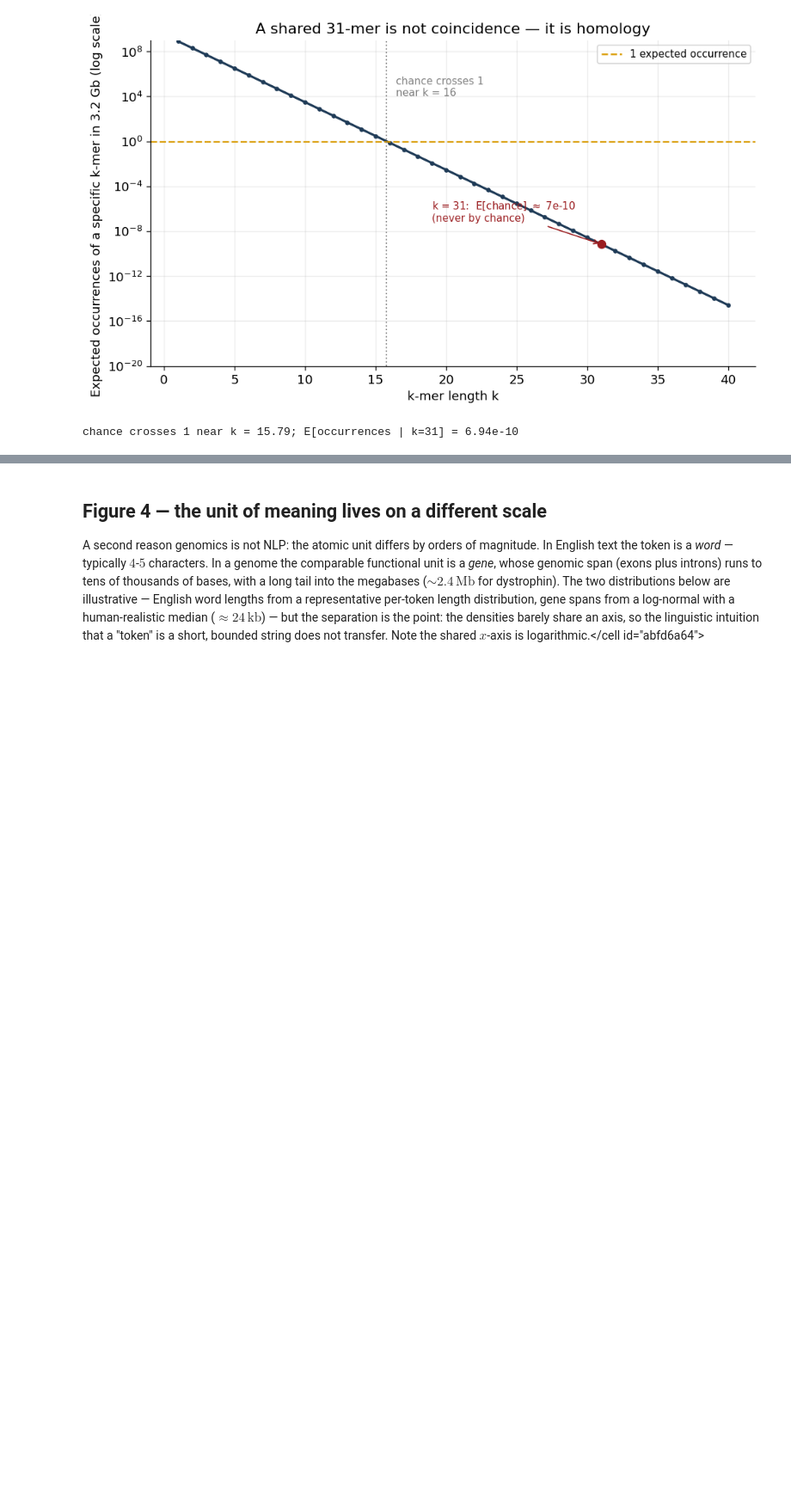
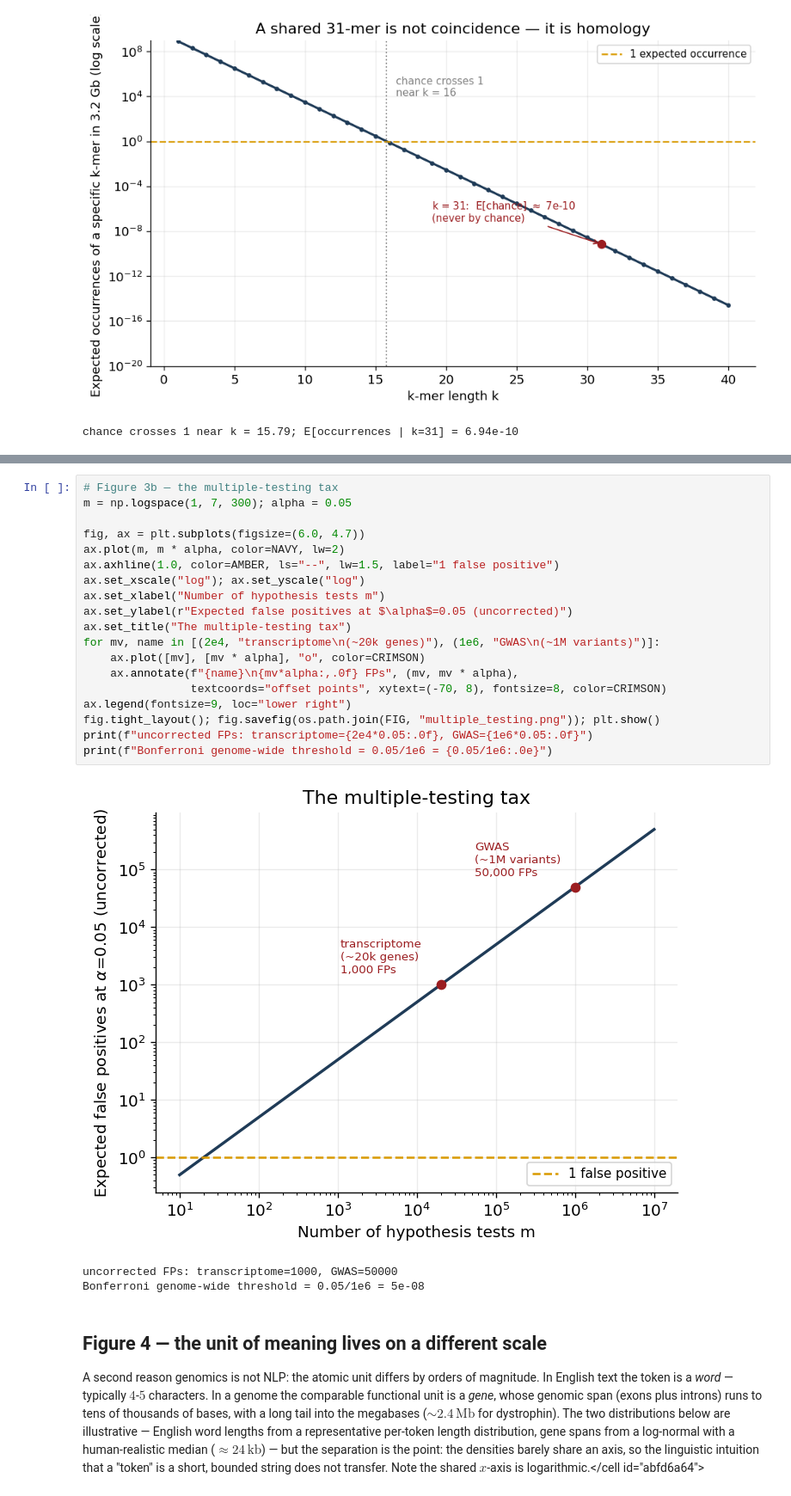
Before and after one commit to josephrich98/joseph_rich_blog, a Jupyter notebook: posts/genomics-vs-nlp/notebook.ipynb, the cells around one changed output, grey strips where cells are left out. Shown at 86% size. Saved outputs shown, nothing was run; the diff lists cells and outputs as text; blank space fills up the shorter version.

```diff
--- a/posts/genomics-vs-nlp/notebook.ipynb
+++ b/posts/genomics-vs-nlp/notebook.ipynb
@@ -141,3 +139,26 @@ Bonferroni genome-wide threshold = 0.05/1e6 = 5e-08
+# %%
+# Figure 3b — the multiple-testing tax
+m = np.logspace(1, 7, 300); alpha = 0.05
+
+fig, ax = plt.subplots(figsize=(6.0, 4.7))
+ax.plot(m, m * alpha, color=NAVY, lw=2)
+ax.axhline(1.0, color=AMBER, ls="--", lw=1.5, label="1 false positive")
+ax.set_xscale("log"); ax.set_yscale("log")
+ax.set_xlabel("Number of hypothesis tests m")
+ax.set_ylabel(r"Expected false positives at $\alpha$=0.05 (uncorrected)")
+ax.set_title("The multiple-testing tax")
+for mv, name in [(2e4, "transcriptome\n(~20k genes)"), (1e6, "GWAS\n(~1M variants)")]:
+    ax.plot([mv], [mv * alpha], "o", color=CRIMSON)
+    ax.annotate(f"{name}\n{mv*alpha:,.0f} FPs", (mv, mv * alpha),
+                textcoords="offset points", xytext=(-70, 8), fontsize=8, color=CRIMSON)
+ax.legend(fontsize=9, loc="lower right")
+fig.tight_layout(); fig.savefig(os.path.join(FIG, "multiple_testing.png")); plt.show()
+print(f"uncorrected FPs: transcriptome={2e4*0.05:.0f}, GWAS={1e6*0.05:.0f}")
+print(f"Bonferroni genome-wide threshold = 0.05/1e6 = {0.05/1e6:.0e}")
+# %% [output]
+[figure, added]
+uncorrected FPs: transcriptome=1000, GWAS=50000
+Bonferroni genome-wide threshold = 0.05/1e6 = 5e-08
 # %% [markdown]
 ## Figure 4 — the unit of meaning lives on a different scale
 
```
Also changed, not shown: parts of 7 cells of this notebook, 4 other files.
